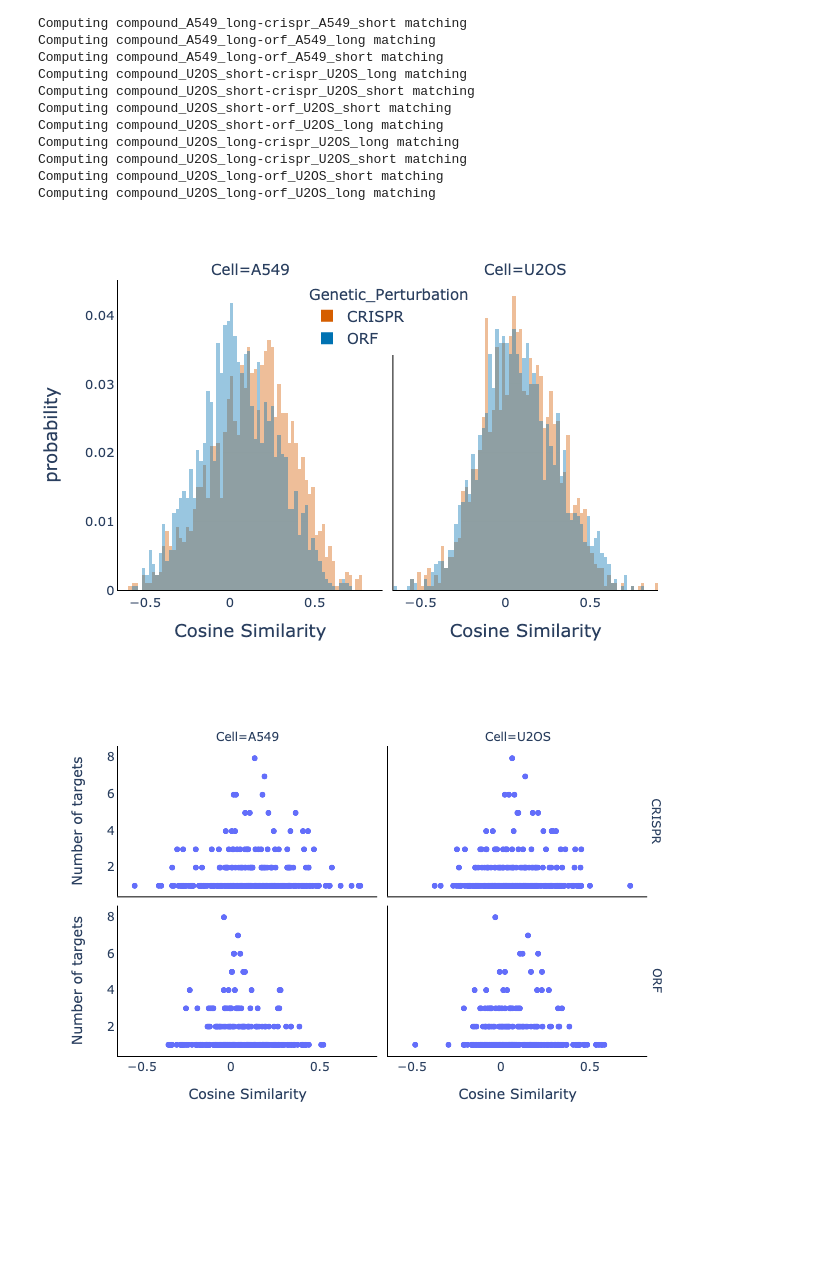
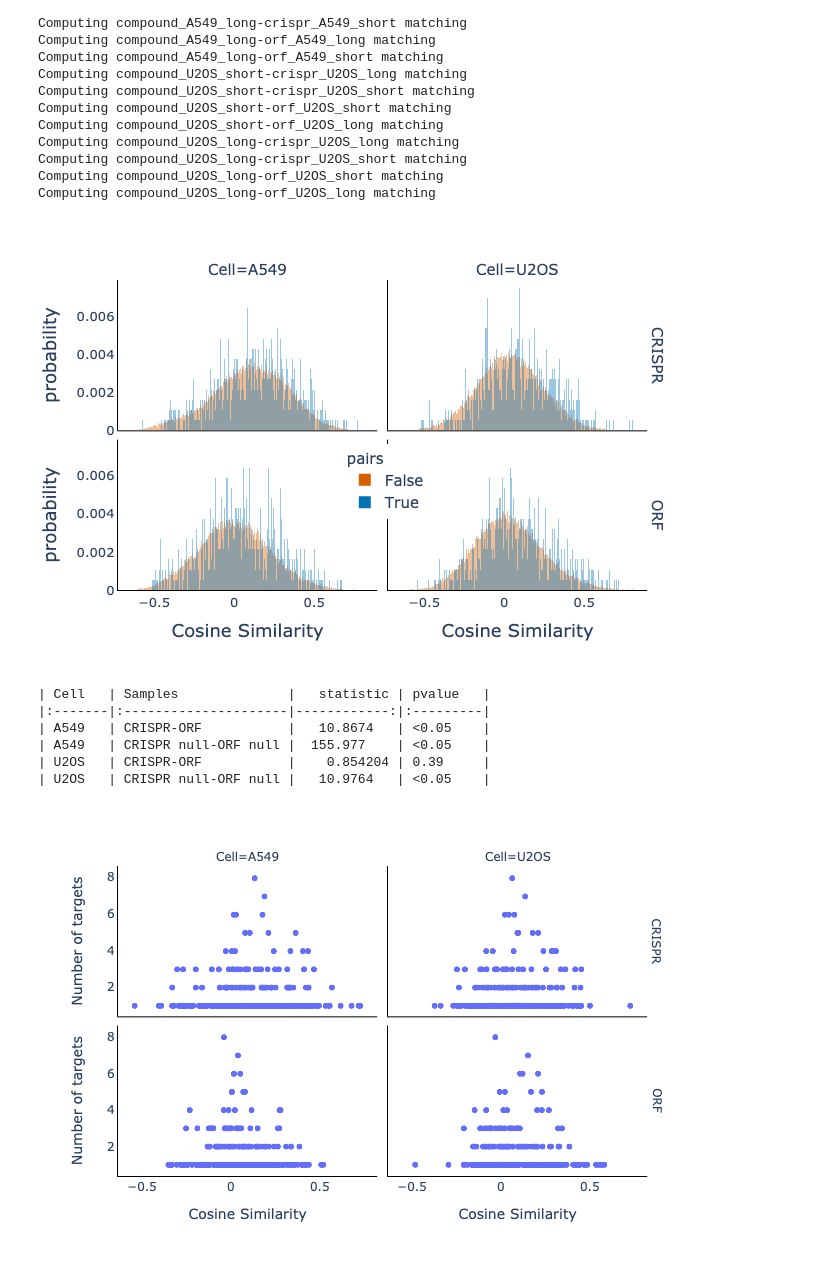
Before and after one commit to jump-cellpainting/2024_Chandrasekaran_NatureMethods, a Jupyter notebook: benchmark/5.visualize-similarities.ipynb, the cells around one changed output. Drawn from its saved outputs; the diff is of its cells as text; code cells hidden in the pictures; blank space fills up the shorter version.

Commit message:
Perform t-tests; calculate ORF vs CRISPR cosine similarities

```diff
--- a/benchmark/5.visualize-similarities.ipynb
+++ b/benchmark/5.visualize-similarities.ipynb
@@ -2,9 +2,13 @@
 import pandas as pd
 import utils
 import plotly.express as px
+import scipy.stats as sps
 
 color_discrete_map = {'ORF': 'rgb(0,114,178)',
                       'CRISPR': 'rgb(213,94,0)'}
+
+color_discrete_map_null = {True: 'rgb(0,114,178)',
+                           False: 'rgb(213,94,0)'}
 # %% [markdown]
 In this notebook, similarities between genetic and chemical perturations, targetting the same gene, are visualized.
 
@@ -121,7 +129,6 @@ for cell in experiment_df.Cell_type.unique():
                     .assign(Modality1=f'{modality_1_perturbation}')
                     .assign(Genetic_Perturbation=f'{modality_2_perturbation}')
                     .assign(Cell=cell)
-                    .query('pairs==True')
                     .assign(n_targets=1)
                 )
 
@@ -148,26 +155,31 @@ matching_df = matching_df.replace({'compound':'Compound','crispr':'CRISPR','orf'
 # %%
 fig = px.histogram(
     matching_df,
     x = 'cosine_sim',
-    color = 'Genetic_Perturbation',
+    facet_row = 'Genetic_Perturbation',
+    color = 'pairs',
     facet_col = 'Cell',
     opacity=0.4,
     histnorm='probability',
     barmode='overlay',
-    color_discrete_map=color_discrete_map
+    color_discrete_map=color_discrete_map_null
     )
 fig.update_layout(
     xaxis1=dict(title='Cosine Similarity', linecolor = "#000000", tickfont=dict(size=13)),
     xaxis2=dict(title='Cosine Similarity', linecolor = "#000000", tickfont=dict(size=13)),
+    xaxis3=dict(linecolor = "#000000"),
+    xaxis4=dict(linecolor = "#000000"),
     yaxis1=dict(linecolor = "#000000", tickfont=dict(size=13)),
-    yaxis2=dict(linecolor = "#000000", tickfont=dict(size=13)),
+    yaxis2=dict(linecolor = "#000000"),
+    yaxis3=dict(linecolor = "#000000", tickfont=dict(size=13)),
+    yaxis4=dict(linecolor = "#000000"),
     font=dict(size=15),
     paper_bgcolor='rgba(0,0,0,0)',
     plot_bgcolor='rgba(0,0,0,0)',
-    legend=dict(x=0.35, bgcolor="white")
+    legend=dict(x=0.42, y=0.35, bgcolor="white")
 )
-fig.for_each_annotation(lambda a: a.update(text=a.text.replace("Modality1=", "")))
+fig.for_each_annotation(lambda a: a.update(text=a.text.replace("Genetic_Perturbation=", "")))
 fig.show("png")
 fig.write_image('figures/5.cosine_similarities.png', width=640, height=480, scale=2)
 # %% [output]
-[figure, old version]
+[figure, new version]
@@ -174 +207,10 @@ fig.write_image('figures/5.cosine_similarities.png', width=640, height=480, scal
+# %%
+print(matching_statistic_df[['Cell', 'Samples', 'statistic', 'pvalue']].to_markdown(index=False))
+# %% [output]
+| Cell   | Samples              |   statistic | pvalue   |
+|:-------|:---------------------|------------:|:---------|
+| A549   | CRISPR-ORF           |   10.8674   | <0.05    |
+| A549   | CRISPR null-ORF null |  155.977    | <0.05    |
+| U2OS   | CRISPR-ORF           |    0.854204 | 0.39     |
+| U2OS   | CRISPR null-ORF null |   10.9764   | <0.05    |
 # %%
```
Also changed, not shown: parts of 9 cells of this notebook, 3 other files.
